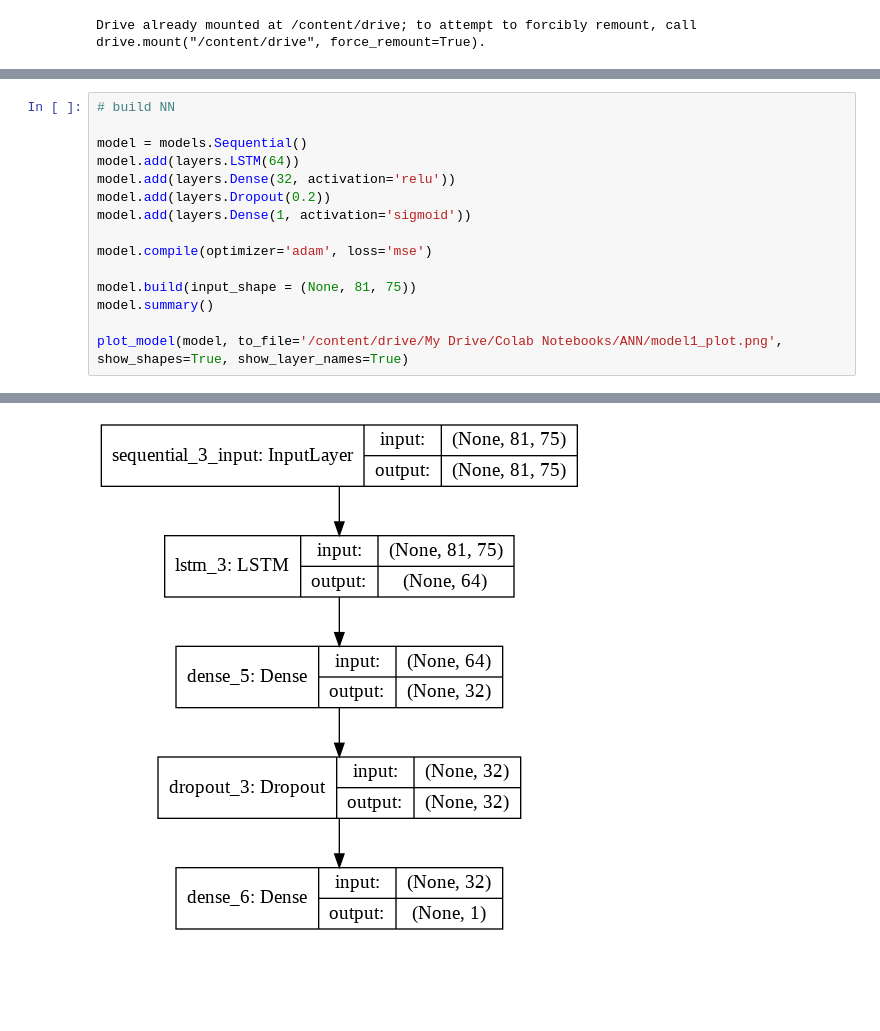
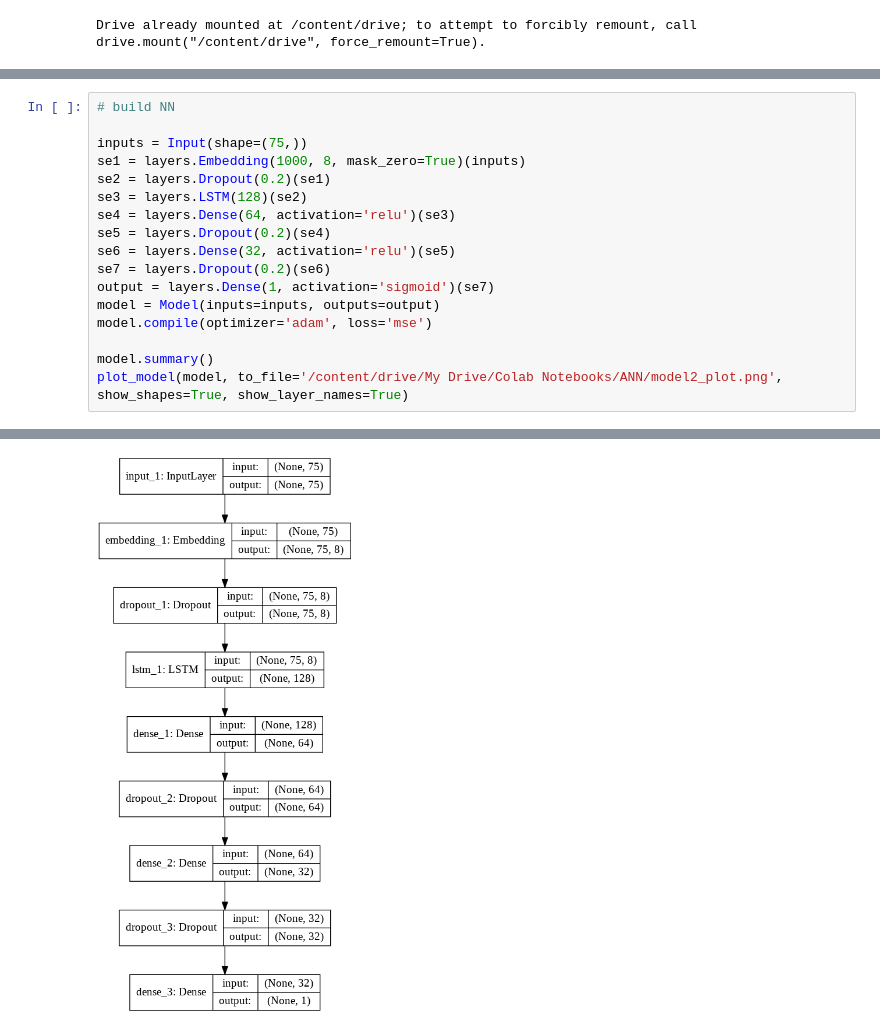
Before and after one commit to Mahinramezani/human_action_classification_ANN, a Jupyter notebook: code/model.ipynb, the cells around one changed output, grey strips where cells are left out. Drawn from its saved outputs; the diff is of its cells as text; blank space fills up the shorter version.

```diff
--- a/code/model.ipynb
+++ b/code/model.ipynb
@@ -57,16 +68,18 @@ X_val: (14, 81, 75)    y_val: (14,)
 # %%
 # build NN
 
-model = models.Sequential()
-model.add(layers.LSTM(64))
-model.add(layers.Dense(32, activation='relu'))
-model.add(layers.Dropout(0.2))
-model.add(layers.Dense(1, activation='sigmoid'))
-
+inputs = Input(shape=(75,))
+se1 = layers.Embedding(1000, 8, mask_zero=True)(inputs)
+se2 = layers.Dropout(0.2)(se1)
+se3 = layers.LSTM(128)(se2)
+se4 = layers.Dense(64, activation='relu')(se3)
+se5 = layers.Dropout(0.2)(se4)
+se6 = layers.Dense(32, activation='relu')(se5)
+se7 = layers.Dropout(0.2)(se6)
+output = layers.Dense(1, activation='sigmoid')(se7)
+model = Model(inputs=inputs, outputs=output)
 model.compile(optimizer='adam', loss='mse')
 
-model.build(input_shape = (None, 81, 75))
 model.summary()
-
-plot_model(model, to_file='/content/drive/My Drive/Colab Notebooks/ANN/model1_plot.png', show_shapes=True, show_layer_names=True)
+plot_model(model, to_file='/content/drive/My Drive/Colab Notebooks/ANN/model2_plot.png', show_shapes=True, show_layer_names=True)
 # %% [output]
@@ -87,6 +101,6 @@ Trainable params: 37,953
 Non-trainable params: 0
 _________________________________________________________________
-[figure, old version]
+[figure, new version]
 # %%
 # train NN
 
```
Also changed, not shown: parts of 11 cells of this notebook, 5 other files.
